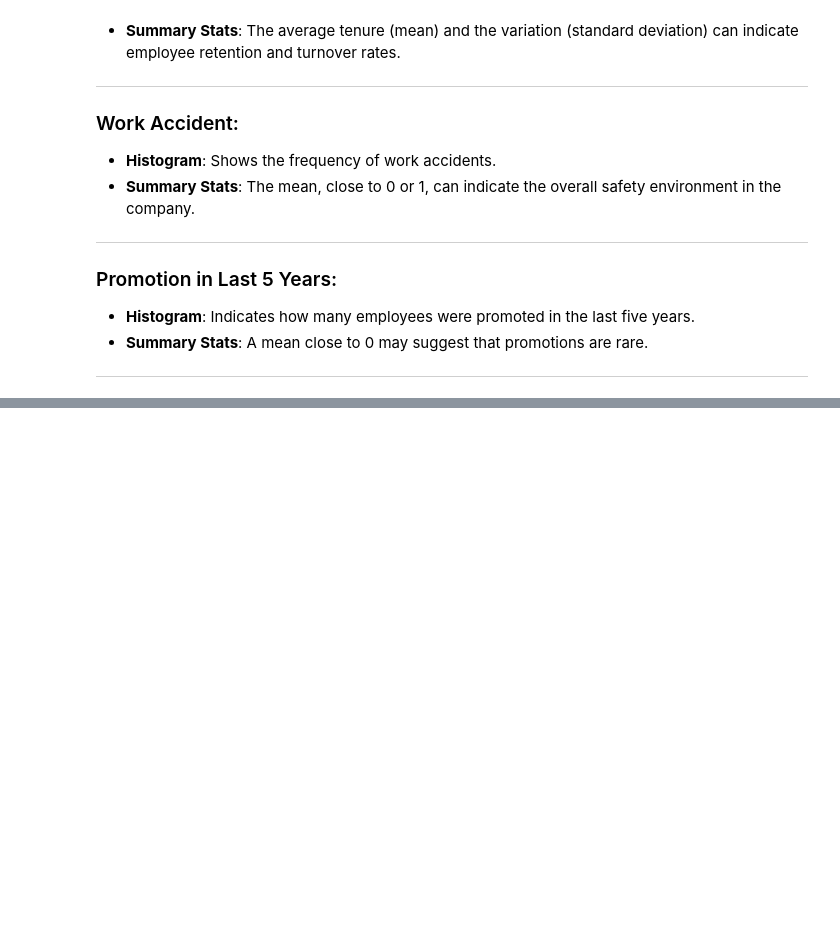
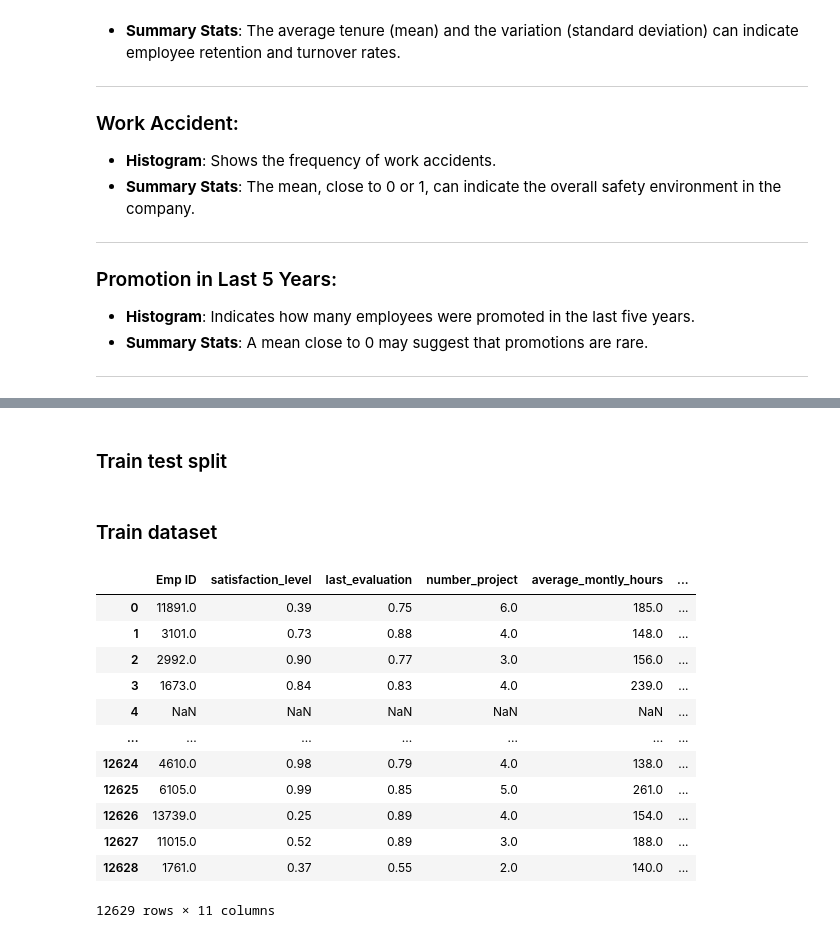
Before and after one commit to baiukov/Employees-satisfaction, a Jupyter notebook: SPZIZ.ipynb, the cells around one changed output, grey strips where cells are left out. Drawn from its saved outputs; the diff is of its cells as text; code cells hidden in the pictures; blank space fills up the shorter version.

```diff
--- a/SPZIZ.ipynb
+++ b/SPZIZ.ipynb
@@ -238,0 +273,2 @@ Maximum Value: 1.0
+# %% [markdown]
+### Train test split
@@ -238,0 +283,23 @@ Maximum Value: 1.0
+# %% [markdown]
+### Train dataset
+# %%
+from IPython.display import display
+
+ctrain_dataset = 'train_dataset.csv'
+df_train = pd.read_csv('train_dataset.csv')
+
+display(df_train)
+# %% [output]
+|  | Emp ID | satisfaction_level | last_evaluation | number_project | average_montly_hours | ... |
+| 0 | 11891.0 | 0.39 | 0.75 | 6.0 | 185.0 | ... |
+| 1 | 3101.0 | 0.73 | 0.88 | 4.0 | 148.0 | ... |
+| 2 | 2992.0 | 0.90 | 0.77 | 3.0 | 156.0 | ... |
+| 3 | 1673.0 | 0.84 | 0.83 | 4.0 | 239.0 | ... |
+| 4 | NaN | NaN | NaN | NaN | NaN | ... |
+| ... | ... | ... | ... | ... | ... | ... |
+| 12624 | 4610.0 | 0.98 | 0.79 | 4.0 | 138.0 | ... |
+| 12625 | 6105.0 | 0.99 | 0.85 | 5.0 | 261.0 | ... |
+| 12626 | 13739.0 | 0.25 | 0.89 | 4.0 | 154.0 | ... |
+| 12627 | 11015.0 | 0.52 | 0.89 | 3.0 | 188.0 | ... |
+| 12628 | 1761.0 | 0.37 | 0.55 | 2.0 | 140.0 | ... |
+12629 rows × 11 columns
```
Also changed, not shown: parts of 21 cells of this notebook.
